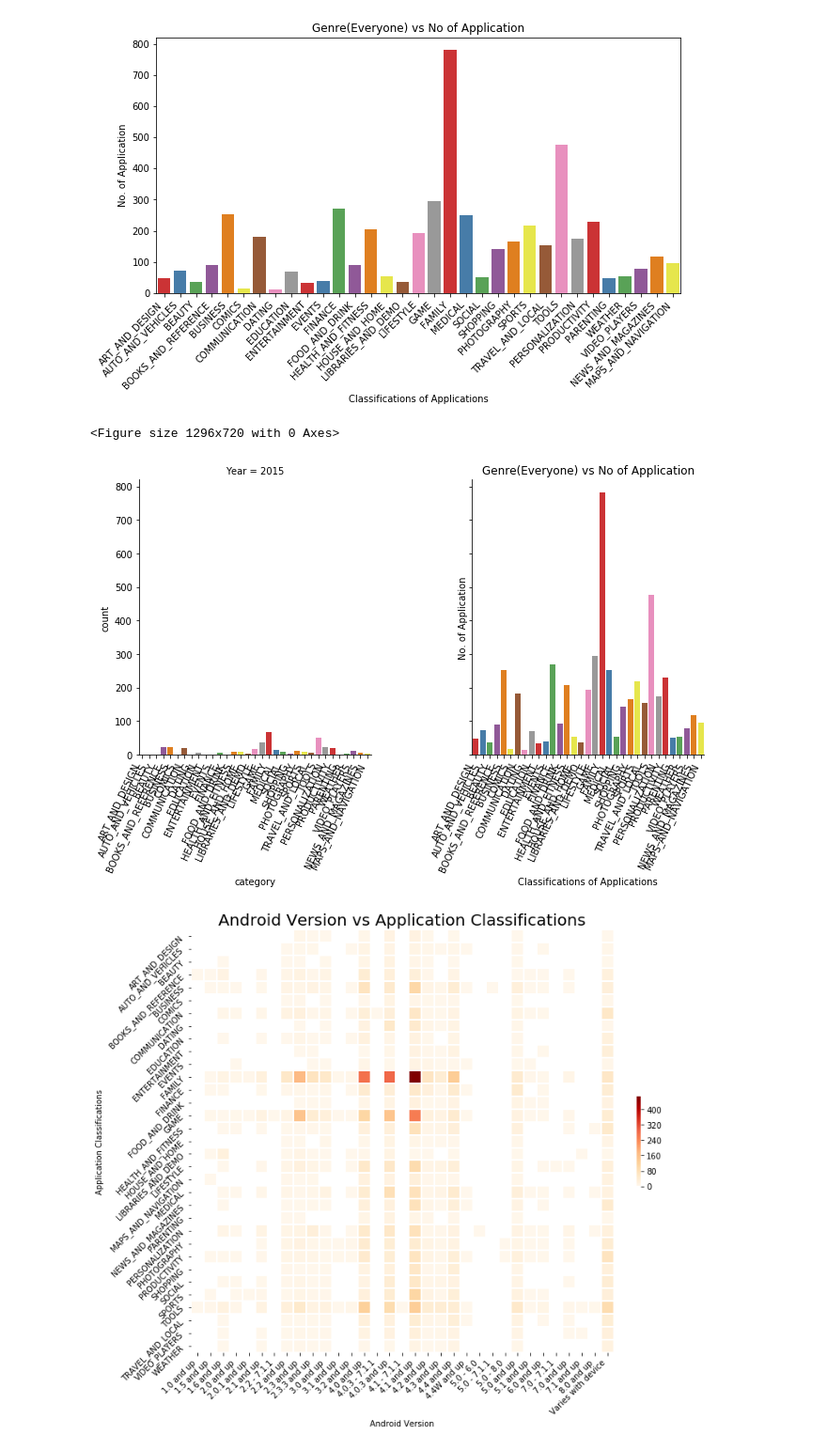
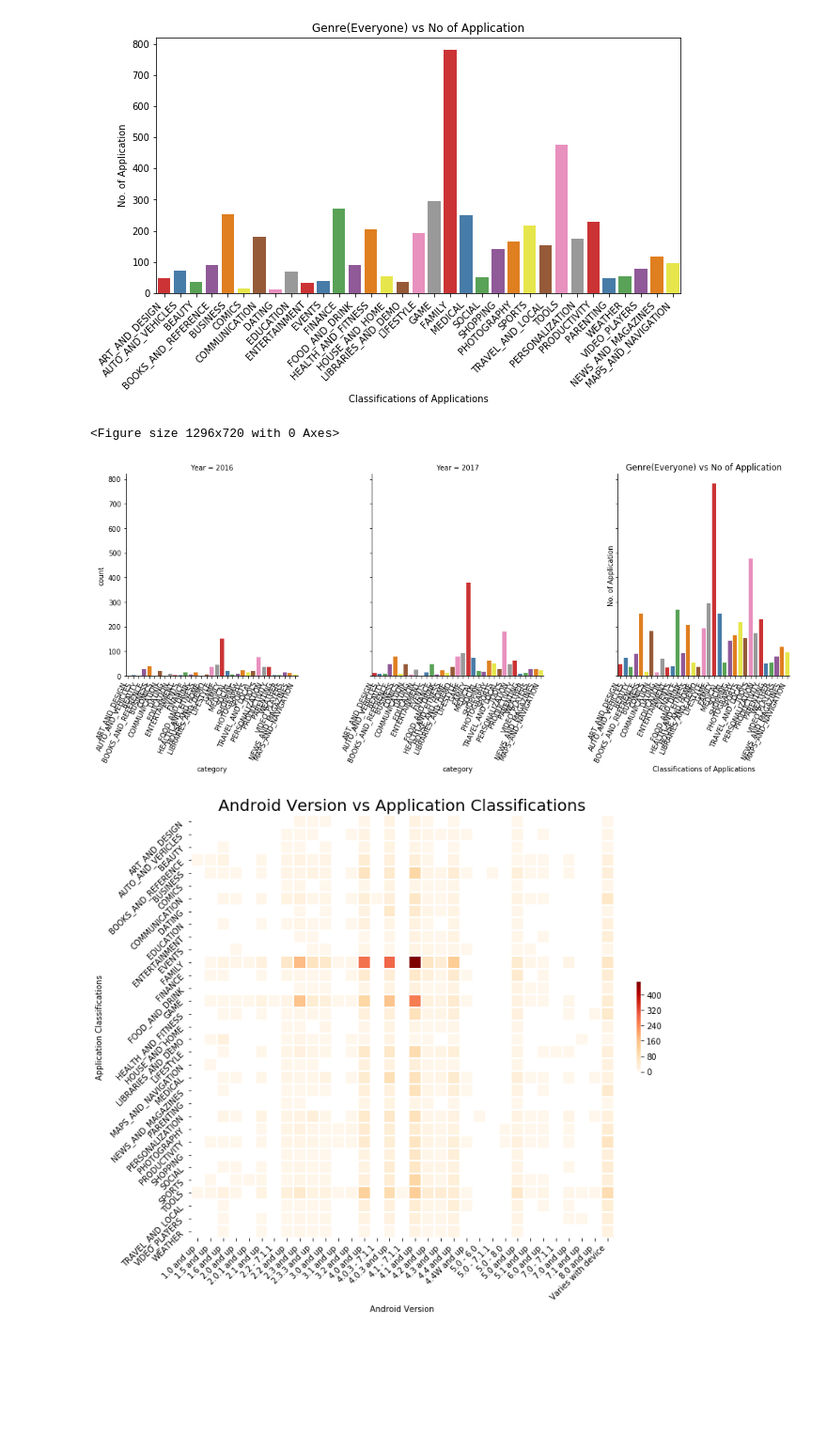
Before and after one commit to souravskr/Google-Play-Store-Analysis, a Jupyter notebook: Project/Project_ver_1.0.ipynb, the cells around one changed output. Shown: that part at 94% size. Cells and saved outputs as stored; diff of their text form; code cells hidden in the pictures; blank space fills up the shorter version.

```diff
--- a/Project/Project_ver_1.0.ipynb
+++ b/Project/Project_ver_1.0.ipynb
@@ -56,22 +76,22 @@ fig_1.savefig("output_1.png", dpi=300, bbox_inches = "tight")
 # %%
 # Cat Plot
 plt.figure(figsize=(18,10))
 chart2 = sns.catplot(
-    data=everyone_rated[everyone_rated['Year'].isin([2015, 2018])],
+    data=everyone_rated[everyone_rated['Year'].isin(np.arange(2016, 2019, 1))],
     x='category',
     kind = 'count',
     palette='Set1',
     col='Year',
     aspect=1,
 )
 chart2.set_xticklabels(rotation=65, horizontalalignment='right')
 plt.xlabel('Classifications of Applications')
 plt.ylabel('No. of Application')
 plt.title("Genre(Everyone) vs No of Application")
 chart2.savefig("output_2.png", dpi=300, bbox_inches = "tight")
 # %% [output]
 <Figure size 1296x720 with 0 Axes>
-[figure, old version]
+[figure, new version]
 # %%
 # Heatmap Os Version vs Category
 # Application from Family category support highest number of the devices
```
Also changed, not shown: parts of 6 cells of this notebook, 2 other files.
